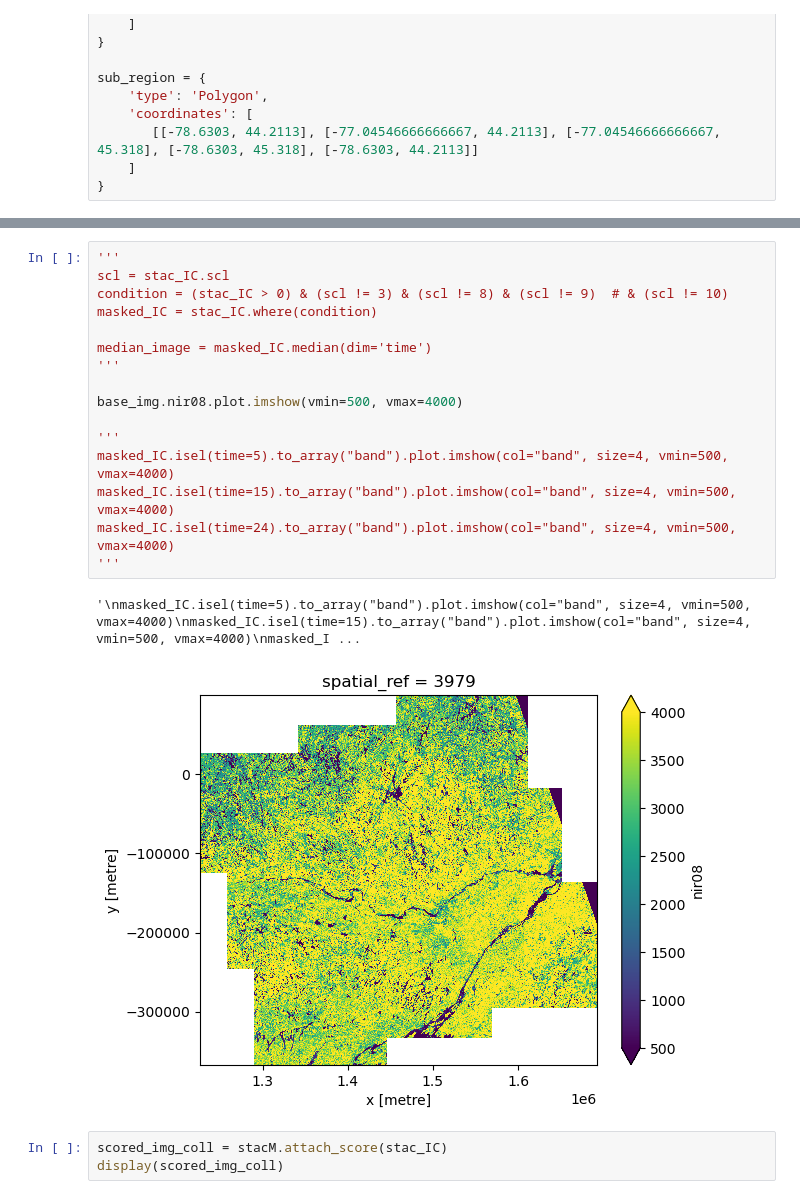
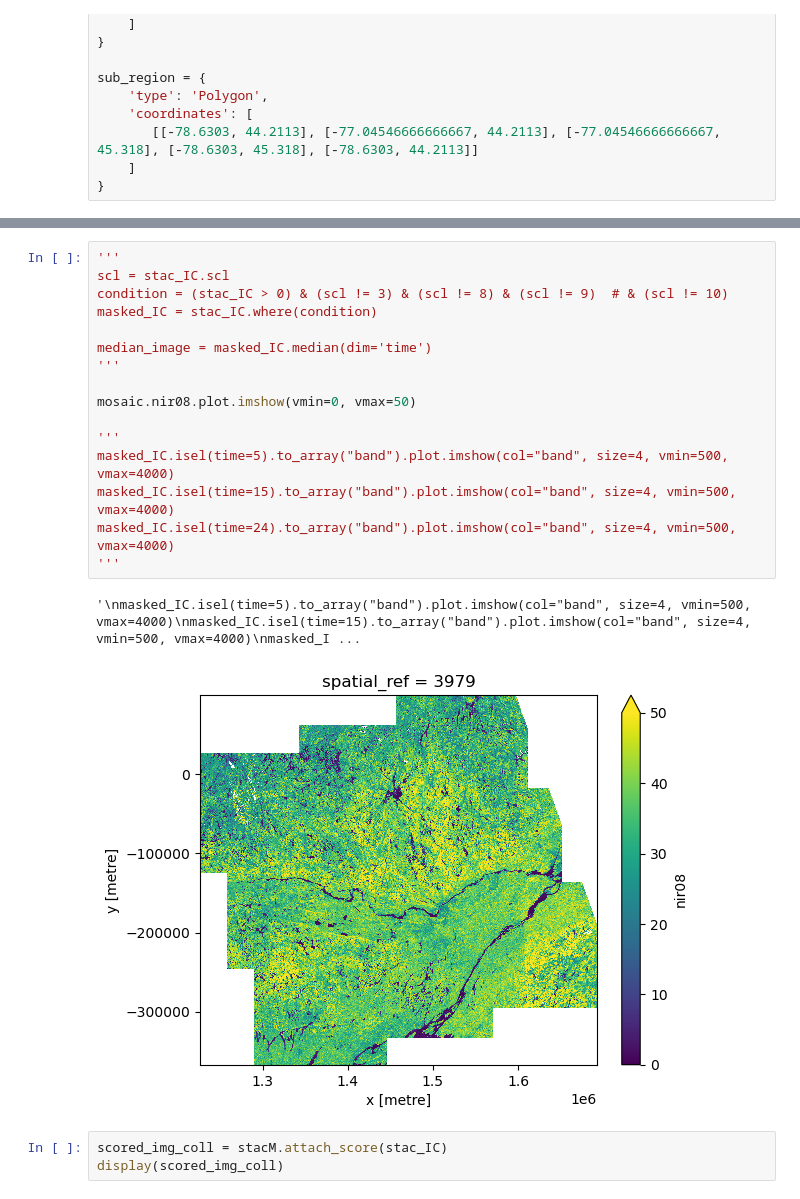
Before and after one commit to aaradar/LEAF_runner, a Jupyter notebook: Mosaic.ipynb, the cells around one changed output, grey strips where cells are left out. Drawn from its saved outputs; the diff is of its cells as text.

```diff
--- a/Mosaic.ipynb
+++ b/Mosaic.ipynb
@@ -113,22 +100,22 @@ Data variables:
 # %%
 '''
 scl = stac_IC.scl
 condition = (stac_IC > 0) & (scl != 3) & (scl != 8) & (scl != 9)  # & (scl != 10)
 masked_IC = stac_IC.where(condition)
 
 median_image = masked_IC.median(dim='time')
 '''
 
-base_img.nir08.plot.imshow(vmin=500, vmax=4000)
+mosaic.nir08.plot.imshow(vmin=0, vmax=50)
 
 '''
 masked_IC.isel(time=5).to_array("band").plot.imshow(col="band", size=4, vmin=500, vmax=4000)
 masked_IC.isel(time=15).to_array("band").plot.imshow(col="band", size=4, vmin=500, vmax=4000)
 masked_IC.isel(time=24).to_array("band").plot.imshow(col="band", size=4, vmin=500, vmax=4000)
 '''
 # %% [output]
 '\nmasked_IC.isel(time=5).to_array("band").plot.imshow(col="band", size=4, vmin=500, vmax=4000)\nmasked_IC.isel(time=15).to_array("band").plot.imshow(col="band", size=4, vmin=500, vmax=4000)\nmasked_I ...
-[figure, old version]
+[figure, new version]
 # %%
 scored_img_coll = stacM.attach_score(stac_IC)
 display(scored_img_coll)
```
Also changed, not shown: parts of 3 cells of this notebook, 5 other files.
